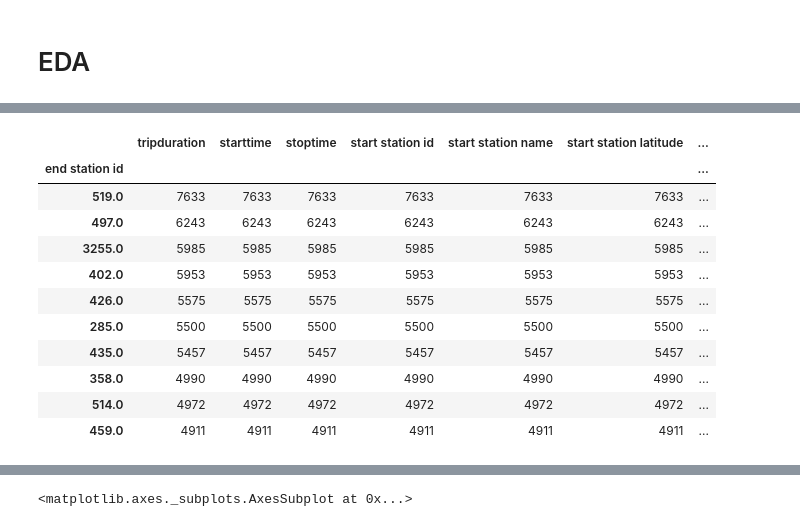
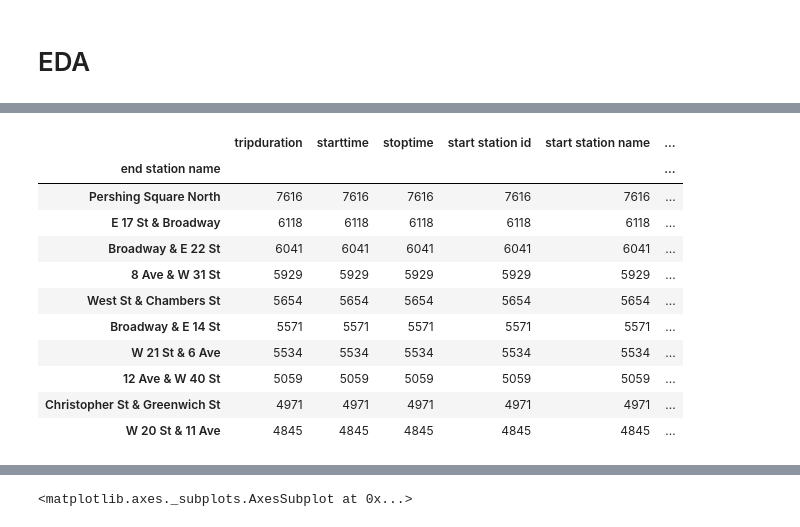
Before and after one commit to aminoux2/CitibikeCapstone, a Jupyter notebook: citi.ipynb, the cells around one changed output, grey strips where cells are left out. Saved outputs shown, nothing was run; the diff lists cells and outputs as text; code cells hidden in the pictures.

```diff
--- a/citi.ipynb
+++ b/citi.ipynb
@@ -188,19 +218,19 @@ citi.groupby('start station name').count().sort_values(by='age', ascending=False
 # %%
 #most popular ending stations
-citi.groupby('end station id').count().sort_values(by='age', ascending=False).head(10)
+citi.groupby('end station name').count().sort_values(by='age', ascending=False).head(10)
 # %% [output]
-|  | tripduration | starttime | stoptime | start station id | start station name | start station latitude | ... |
-| end station id |  |  |  |  |  |  | ... |
-| 519.0 | 7633 | 7633 | 7633 | 7633 | 7633 | 7633 | ... |
-| 497.0 | 6243 | 6243 | 6243 | 6243 | 6243 | 6243 | ... |
-| 3255.0 | 5985 | 5985 | 5985 | 5985 | 5985 | 5985 | ... |
-| 402.0 | 5953 | 5953 | 5953 | 5953 | 5953 | 5953 | ... |
-| 426.0 | 5575 | 5575 | 5575 | 5575 | 5575 | 5575 | ... |
-| 285.0 | 5500 | 5500 | 5500 | 5500 | 5500 | 5500 | ... |
-| 435.0 | 5457 | 5457 | 5457 | 5457 | 5457 | 5457 | ... |
-| 358.0 | 4990 | 4990 | 4990 | 4990 | 4990 | 4990 | ... |
-| 514.0 | 4972 | 4972 | 4972 | 4972 | 4972 | 4972 | ... |
-| 459.0 | 4911 | 4911 | 4911 | 4911 | 4911 | 4911 | ... |
+|  | tripduration | starttime | stoptime | start station id | start station name | ... |
+| end station name |  |  |  |  |  | ... |
+| Pershing Square North | 7616 | 7616 | 7616 | 7616 | 7616 | ... |
+| E 17 St & Broadway | 6118 | 6118 | 6118 | 6118 | 6118 | ... |
+| Broadway & E 22 St | 6041 | 6041 | 6041 | 6041 | 6041 | ... |
+| 8 Ave & W 31 St | 5929 | 5929 | 5929 | 5929 | 5929 | ... |
+| West St & Chambers St | 5654 | 5654 | 5654 | 5654 | 5654 | ... |
+| Broadway & E 14 St | 5571 | 5571 | 5571 | 5571 | 5571 | ... |
+| W 21 St & 6 Ave | 5534 | 5534 | 5534 | 5534 | 5534 | ... |
+| 12 Ave & W 40 St | 5059 | 5059 | 5059 | 5059 | 5059 | ... |
+| Christopher St & Greenwich St | 4971 | 4971 | 4971 | 4971 | 4971 | ... |
+| W 20 St & 11 Ave | 4845 | 4845 | 4845 | 4845 | 4845 | ... |
 # %%
 citi[citi['end station name']== 'Pershing Square North']['trip_dayofweek'].mean()
 # %% [output]
```
Also changed, not shown: parts of 81 cells of this notebook.
